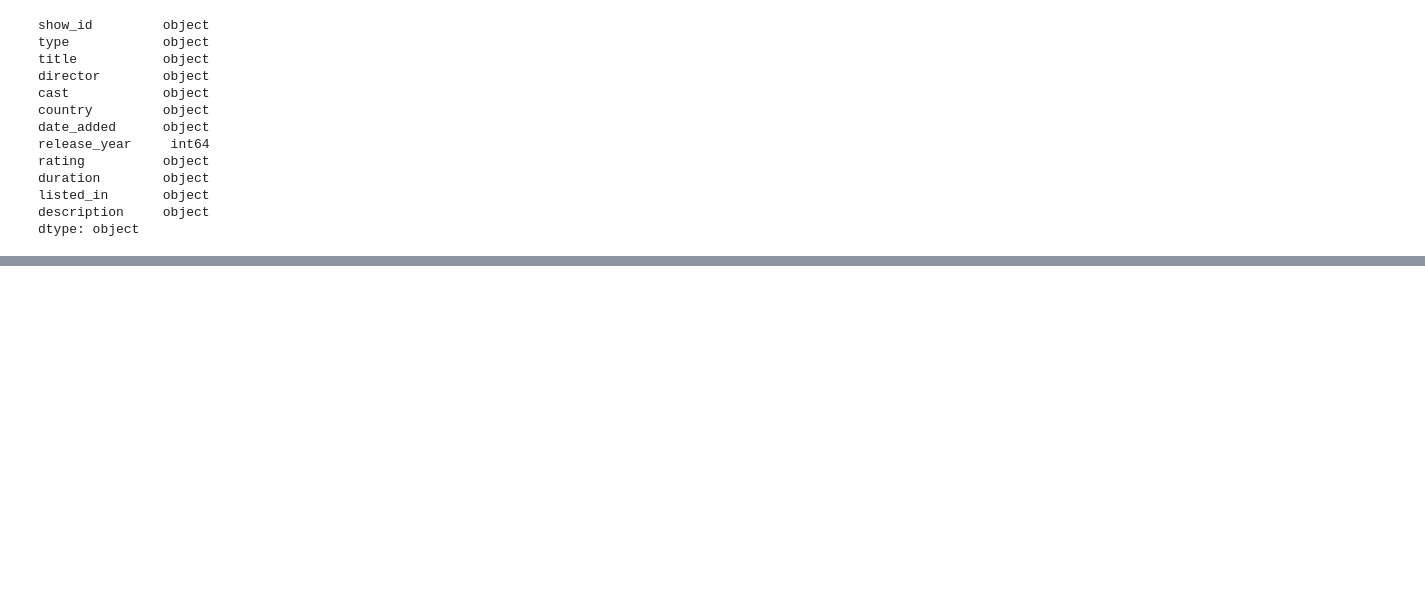
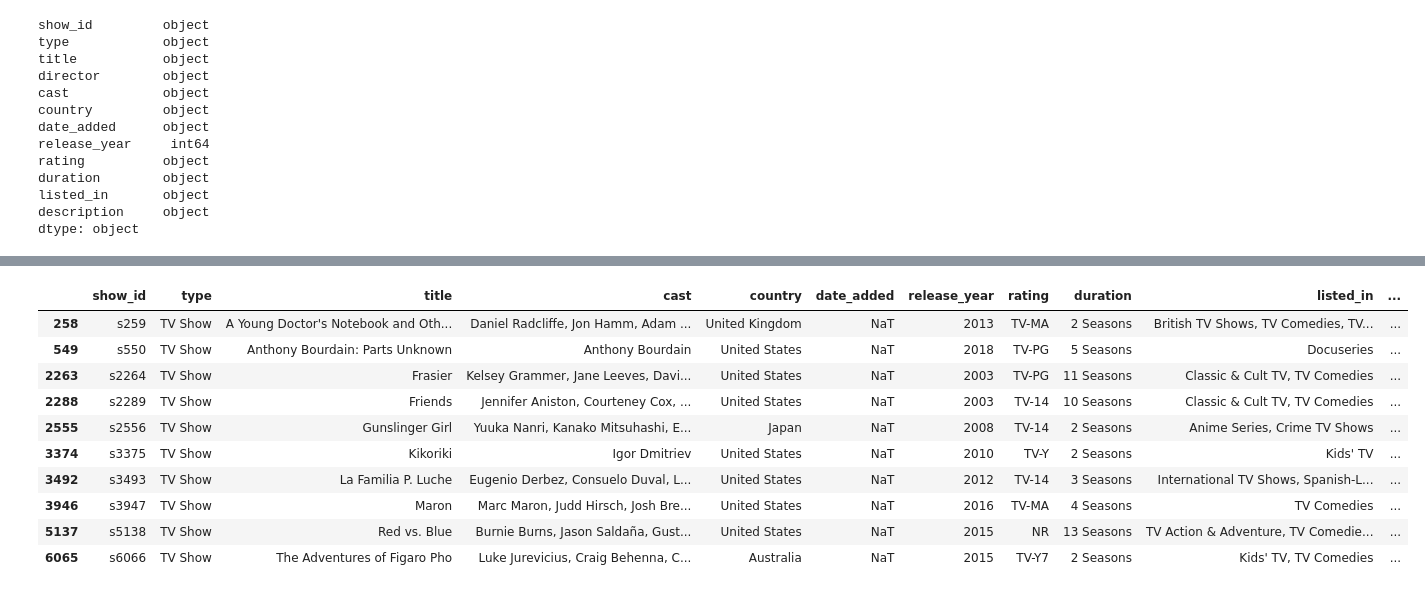
Before and after one commit to kajalDhun114/NetFlix-Movies-and-TV-Shows-Clustering, a Jupyter notebook: Github_Netflix_Movies_and_TV_Shows_Clustering.ipynb, the cells around one changed output, grey strips where cells are left out. Saved outputs shown, nothing was run; the diff lists cells and outputs as text; code cells hidden in the pictures; blank space fills up the shorter version.

```diff
--- a/Github_Netflix_Movies_and_TV_Shows_Clustering.ipynb
+++ b/Github_Netflix_Movies_and_TV_Shows_Clustering.ipynb
@@ -180,0 +325,21 @@ data_df['date_added']=pd.to_datetime(data_df['date_added'])
+# %%
+# treating the null values according to the solution we decided mentioned above.
+data_df['rating'].replace(np.nan, 'TV-MA',inplace  = True) # replacing nan values with TV-MA
+data_df['country'].replace(np.nan, 'United States',inplace  = True) # replacing NaN with mode value = 'United States'
+data_df['cast'].replace(np.nan, 'missing info',inplace  = True)
+data_df.drop(['director'],axis=1, inplace=True) # dropping the director column
+# %%
+# Checking the NaN values in data_added attribute
+data_df[data_df['date_added'].isna()]
+# %% [output]
+|  | show_id | type | title | cast | country | date_added | release_year | rating | duration | listed_in | ... |
+| 258 | s259 | TV Show | A Young Doctor's Notebook and Oth... | Daniel Radcliffe, Jon Hamm, Adam ... | United Kingdom | NaT | 2013 | TV-MA | 2 Seasons | British TV Shows, TV Comedies, TV... | ... |
+| 549 | s550 | TV Show | Anthony Bourdain: Parts Unknown | Anthony Bourdain | United States | NaT | 2018 | TV-PG | 5 Seasons | Docuseries | ... |
+| 2263 | s2264 | TV Show | Frasier | Kelsey Grammer, Jane Leeves, Davi... | United States | NaT | 2003 | TV-PG | 11 Seasons | Classic & Cult TV, TV Comedies | ... |
+| 2288 | s2289 | TV Show | Friends | Jennifer Aniston, Courteney Cox, ... | United States | NaT | 2003 | TV-14 | 10 Seasons | Classic & Cult TV, TV Comedies | ... |
+| 2555 | s2556 | TV Show | Gunslinger Girl | Yuuka Nanri, Kanako Mitsuhashi, E... | Japan | NaT | 2008 | TV-14 | 2 Seasons | Anime Series, Crime TV Shows | ... |
+| 3374 | s3375 | TV Show | Kikoriki | Igor Dmitriev | United States | NaT | 2010 | TV-Y | 2 Seasons | Kids' TV | ... |
+| 3492 | s3493 | TV Show | La Familia P. Luche | Eugenio Derbez, Consuelo Duval, L... | United States | NaT | 2012 | TV-14 | 3 Seasons | International TV Shows, Spanish-L... | ... |
+| 3946 | s3947 | TV Show | Maron | Marc Maron, Judd Hirsch, Josh Bre... | United States | NaT | 2016 | TV-MA | 4 Seasons | TV Comedies | ... |
+| 5137 | s5138 | TV Show | Red vs. Blue | Burnie Burns, Jason Saldaña, Gust... | United States | NaT | 2015 | NR | 13 Seasons | TV Action & Adventure, TV Comedie... | ... |
+| 6065 | s6066 | TV Show | The Adventures of Figaro Pho | Luke Jurevicius, Craig Behenna, C... | Australia | NaT | 2015 | TV-Y7 | 2 Seasons | Kids' TV, TV Comedies | ... |
```
Also changed, not shown: parts of 52 cells of this notebook.
